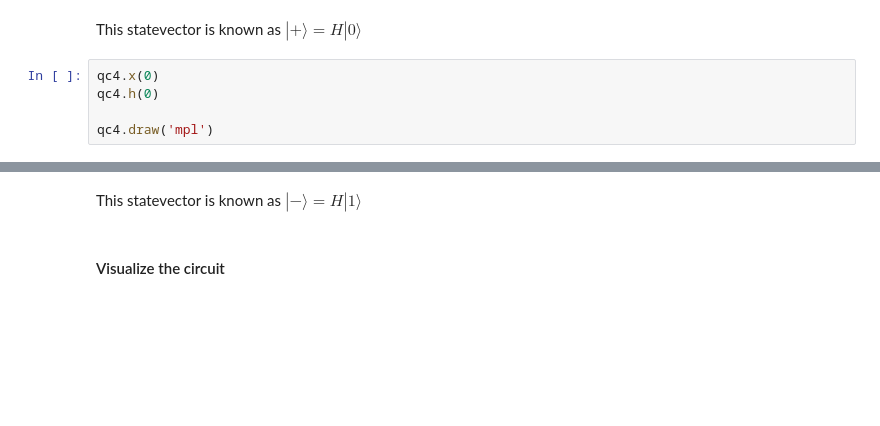
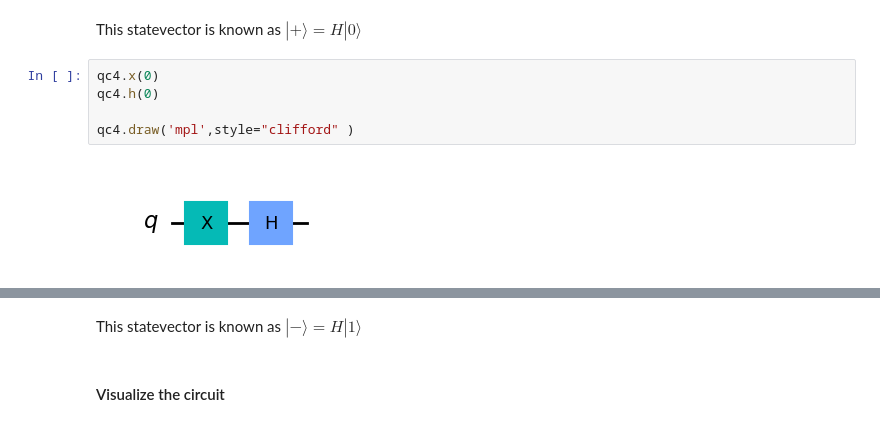
Before and after one commit to myhanna/tutorial_indonesia-apctp-quantum-workshop-2023, a Jupyter notebook: qiskit/Intro.ipynb, the cells around one changed output, grey strips where cells are left out. Saved outputs shown, nothing was run; the diff lists cells and outputs as text; blank space fills up the shorter version.

```diff
--- a/qiskit/Intro.ipynb
+++ b/qiskit/Intro.ipynb
@@ -119,7 +128,9 @@ This statevector is known as $|+\rangle = H |0 \rangle$
 # %%
 qc4.x(0)
 qc4.h(0)
 
-qc4.draw('mpl')
+qc4.draw('mpl',style="clifford" )
+# %% [output]
+[figure, added]
 # %%
 statevector(qc4, display_latex=True)
```
Also changed, not shown: parts of 56 cells of this notebook, 1 other file.
